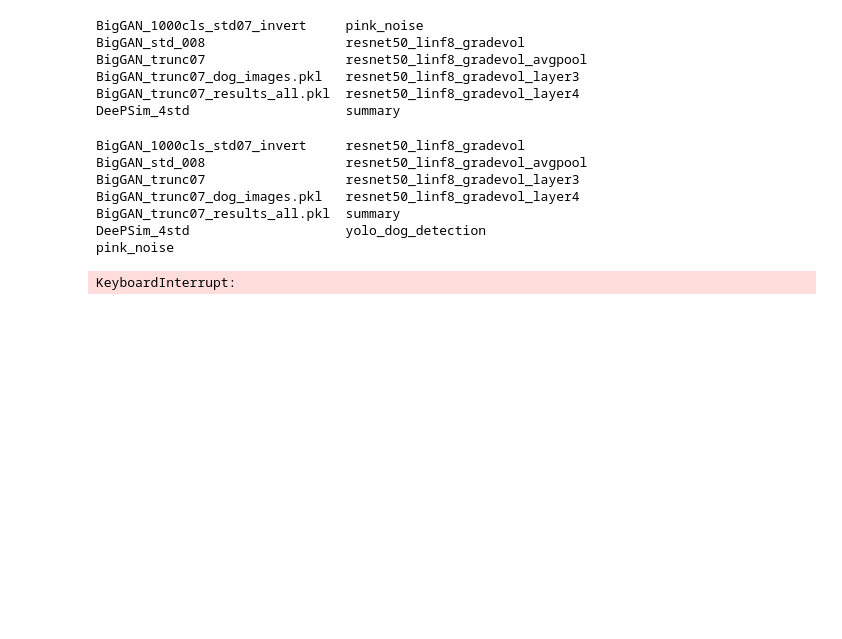
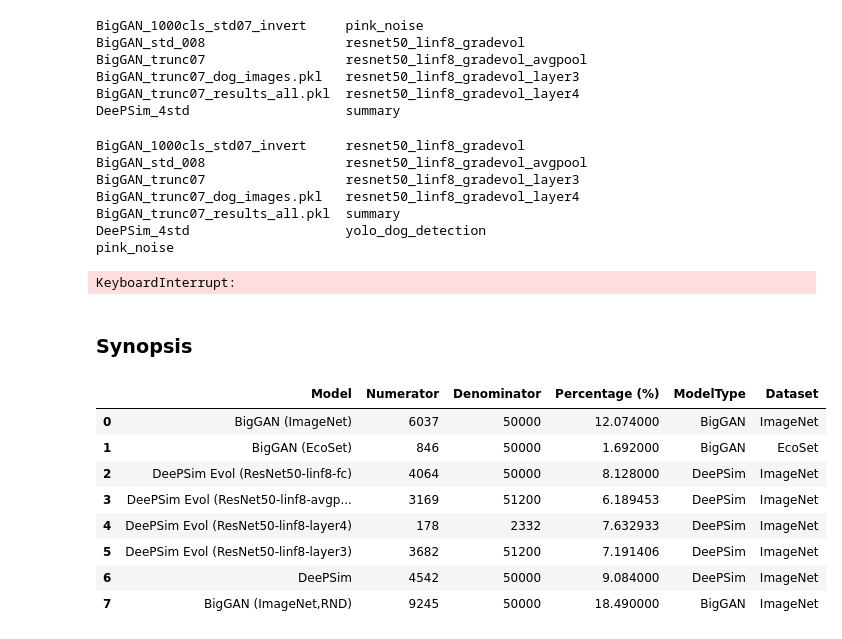
Before and after one commit to Animadversio/Neuro-ActMax-GAN-comparison, a Jupyter notebook: notebooks/Dataset_dog_detection.ipynb, the cells around one changed output. Cells and saved outputs as stored; diff of their text form; code cells hidden in the pictures; blank space fills up the shorter version.

```diff
--- a/notebooks/Dataset_dog_detection.ipynb
+++ b/notebooks/Dataset_dog_detection.ipynb
@@ -109,3 +109,5 @@ for dataset_str in ["resnet50_linf8_gradevol",
     imgdir = join(dataset_root, dataset_str)
     n_total = count_total_images(imgdir)
     print(f"{dataset_str}: {n_total}")
+# %% [markdown]
+### Synopsis
@@ -111,0 +155,12 @@ for dataset_str in ["resnet50_linf8_gradevol",
+# %%
+df
+# %% [output]
+|  | Model | Numerator | Denominator | Percentage (%) | ModelType | Dataset |
+| 0 | BigGAN (ImageNet) | 6037 | 50000 | 12.074000 | BigGAN | ImageNet |
+| 1 | BigGAN (EcoSet) | 846 | 50000 | 1.692000 | BigGAN | EcoSet |
+| 2 | DeePSim Evol (ResNet50-linf8-fc) | 4064 | 50000 | 8.128000 | DeePSim | ImageNet |
+| 3 | DeePSim Evol (ResNet50-linf8-avgp... | 3169 | 51200 | 6.189453 | DeePSim | ImageNet |
+| 4 | DeePSim Evol (ResNet50-linf8-layer4) | 178 | 2332 | 7.632933 | DeePSim | ImageNet |
+| 5 | DeePSim Evol (ResNet50-linf8-layer3) | 3682 | 51200 | 7.191406 | DeePSim | ImageNet |
+| 6 | DeePSim | 4542 | 50000 | 9.084000 | DeePSim | ImageNet |
+| 7 | BigGAN (ImageNet,RND) | 9245 | 50000 | 18.490000 | BigGAN | ImageNet |
```
Also changed, not shown: parts of 6 cells of this notebook, 3 other files.
